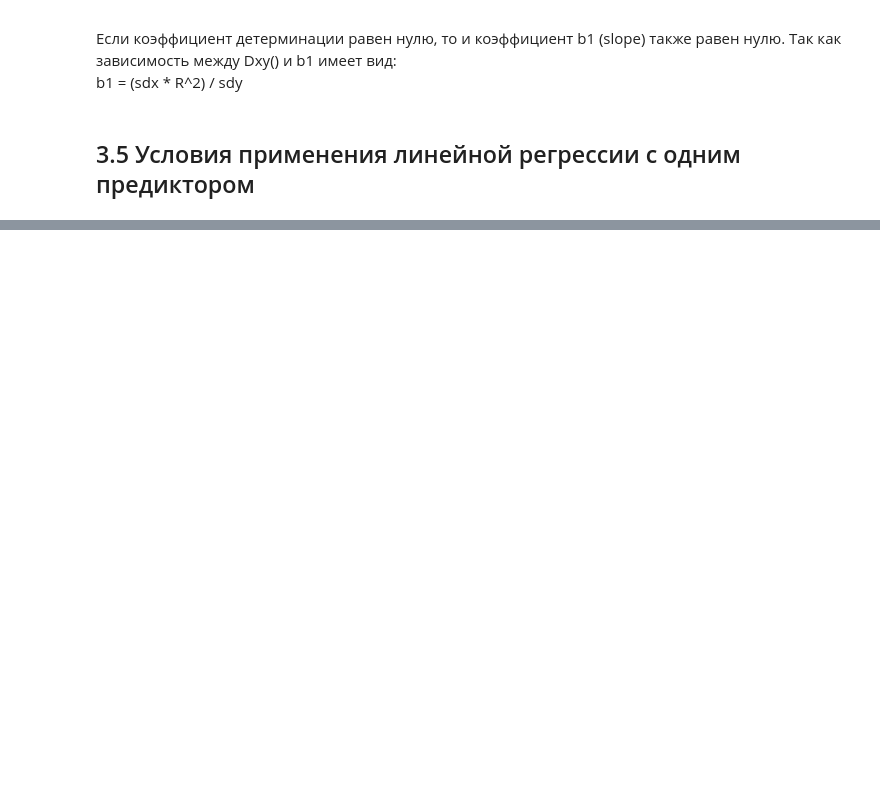
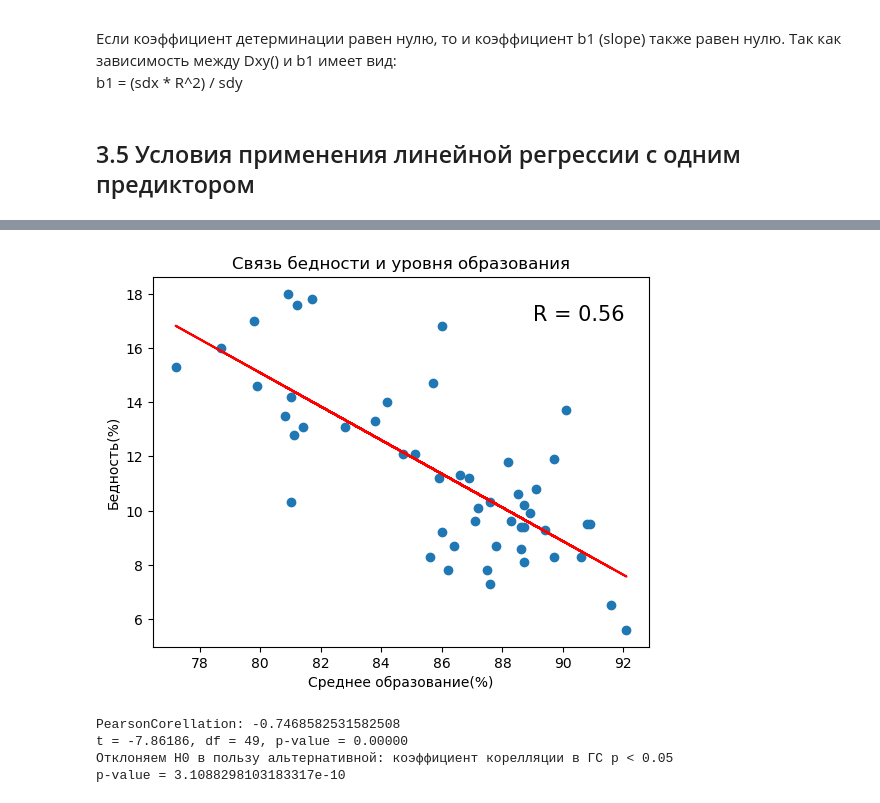
Before and after one commit to LiquidVac/My_study, a Jupyter notebook: STEPIK. Основы статистики/Лекция. Основы Cтатистики. Часть 3.ipynb, the cells around one changed output, grey strips where cells are left out. Cells and saved outputs as stored; diff of their text form; code cells hidden in the pictures; blank space fills up the shorter version.

```diff
--- a/STEPIK. Основы статистики/Лекция. Основы Cтатистики. Часть 3.ipynb
+++ b/STEPIK. Основы статистики/Лекция. Основы Cтатистики. Часть 3.ipynb
@@ -406,0 +510,49 @@ b1 = (sdx * R^2) / sdy
+# %%
+# рассчет slope, intersept
+b0 = stats.linregress(X, y).intercept # = -0.62...
+b1 = stats.linregress(X, y).slope     # = 64.78...
+
+# функция линейной регрессии
+f = lambda x: b0 + b1 * X
+y_pred = f(X)
+
+# коэффициент детерминации
+R = cor_pearson**2
+
+# визуализация взаимосвязи переменных
+plt.scatter(X, y)
+# визуализация функции линейной регрессии
+plt.plot(X, y_pred, color='red')
+
+plt.text(x=89,y=17,s=f'R = {round(R, 2)}', fontsize=15)
+plt.title("Связь бедности и уровня образования")
+plt.xlabel("Cреднее образование(%)")
+plt.ylabel("Бедность(%)")
+plt.show()
+# %% [output]
+[figure, added]
+# %%
+def cortest(x,y):
+    assert len(x)==len(y)
+
+    # t-критерий
+    cor_pearson = stats.pearsonr(x, y)[0]
+    df = len(x)-2
+    print(f"PearsonCorellation: {cor_pearson}")
+
+    t = cor_pearson * ((len(x) - 2) / (1 - cor_pearson**2))**0.5
+    p_val = stats.t.sf(np.abs(t), df)*2
+    print(f"t = {round(t,5)}, df = {df}, p-value = {p_val:.5f}")
+
+    if p_val < 0.05:
+        print(f"Отклоняем H0 в пользу альтернативной: коэффициент корелляции в ГС p < 0.05")
+    else:
+        print(f"Не можем отклонить H0: коэффициент корелляции в ГС p >= 0.05")
+    print("p-value =", p_val)
+
+cortest(X,y)
+# %% [output]
+PearsonCorellation: -0.7468582531582508
+t = -7.86186, df = 49, p-value = 0.00000
+Отклоняем H0 в пользу альтернативной: коэффициент корелляции в ГС p < 0.05
+p-value = 3.1088298103183317e-10
```
Also changed, not shown: parts of 24 cells of this notebook.
